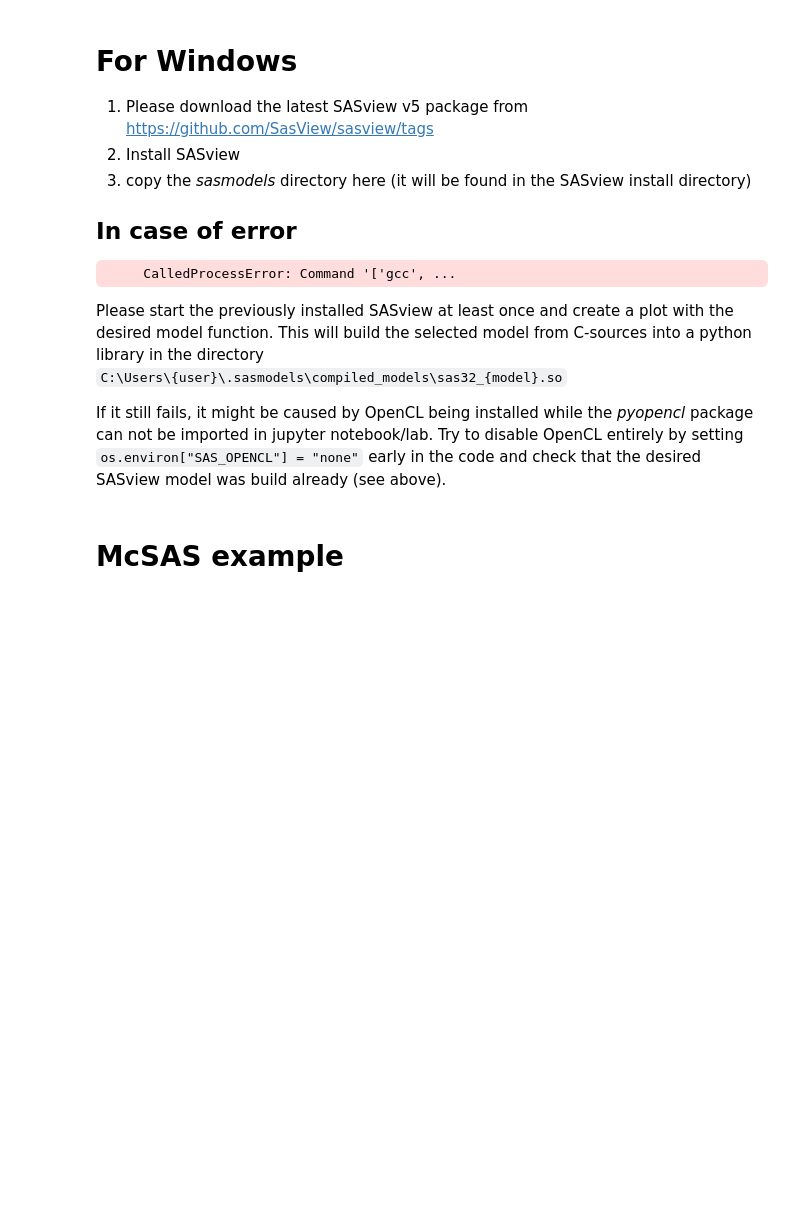
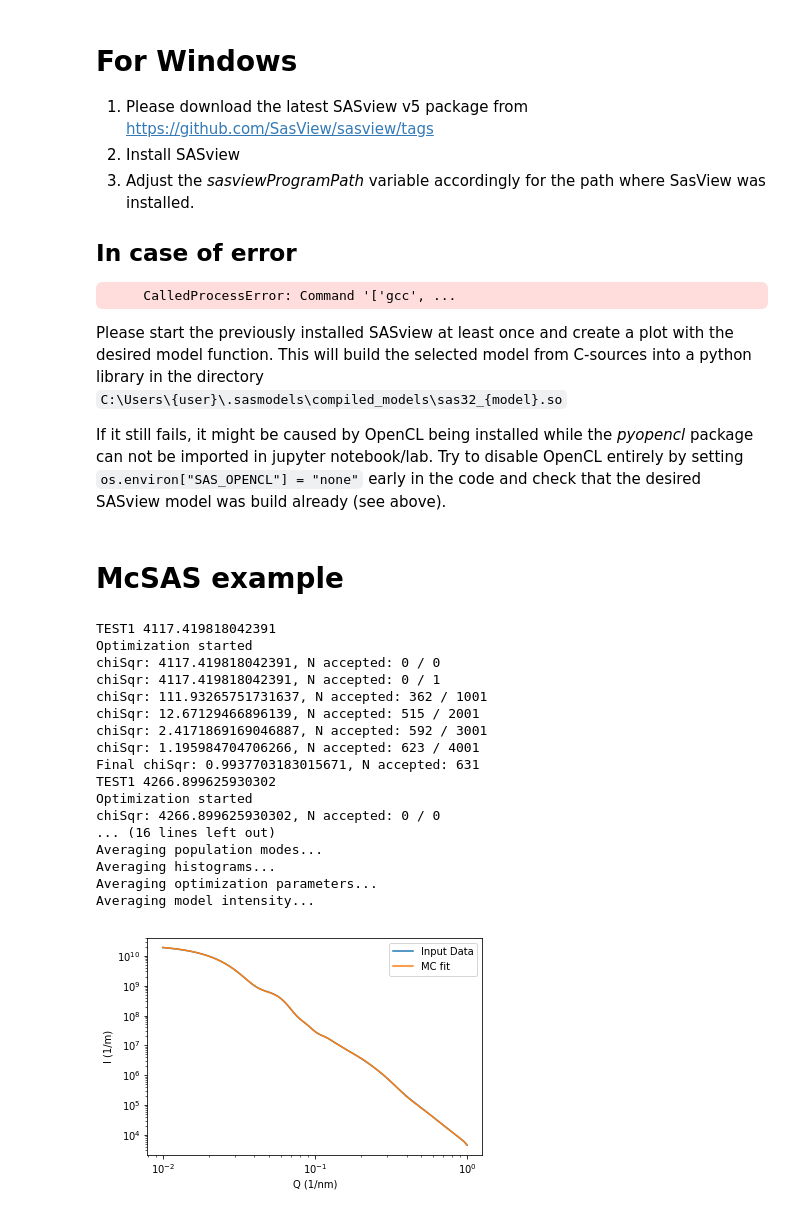
Before and after one commit to BAMresearch/McSAS3, a Jupyter notebook: minimal.ipynb, the cells around one changed output. Saved outputs shown, nothing was run; the diff lists cells and outputs as text; code cells hidden in the pictures; blank space fills up the shorter version.

Commit message:
minimal NB: calc multiple repetitions and plot distrib. histograms

```diff
--- a/minimal.ipynb
+++ b/minimal.ipynb
@@ -3,7 +3,7 @@
 1. Please download the latest SASview v5 package from
    https://github.com/SasView/sasview/tags
 2. Install SASview
-3. copy the *sasmodels* directory here (it will be found in the SASview install directory)
+3. Adjust the *sasviewProgramPath* variable accordingly for the path where SasView was installed.
 
 ## In case of error
 <pre style="background: #fdd">
@@ -33,36 +36,73 @@ from pandas import read_csv
 # %%
 # import data
 qs = read_csv("quickstartdemo1.csv", delimiter = ';',
               header = None, names = ["Q", "I", "ISigma"])
 # Q needs to be in a list as in [Q] or [Qx,Qy]
 # measured intensity I (same shape as Q) and uncertainties ISigma
 measData = dict(Q = [qs.Q.values], I = qs.I.values,
                 ISigma = qs.ISigma.values)
 
-# initialize optimization settings
-opt = mcopt.McOpt(maxIter = 1e5, convCrit = 1)
 # create a model
-mod = mcmodel.McModel(modelName = "sphere", nContrib = 300,
+mod = mcmodel.McModel(modelName = "sphere", nContrib = 300, modelDType="default",
                       fitParameterLimits = {"radius": (3, 315)},
                       staticParameters = {"background": 0,
                                           "sld" : 1e+6,
                                           "sld_solvent" : 0, })
-mc = mccore.McCore(measData, model = mod, opt = opt)
-mc.optimize()
-mc._model.kernel.release()
-print("Final chiSqr: {}, N accepted: {}"
-      .format(mc._opt.gof, mc._opt.accepted))
+# initialize optimization settings
+opt = mcopt.McOpt(maxIter = 1e5, convCrit = 1)
 
-# storing the results
-mc._opt.repetition = 0
-mc.store(filename = "results.h5")
+for rep in range(3):
+    opt.repetition = rep
+    mod.resetParameterSet()
+    mc = mccore.McCore(measData, model = mod, opt = opt)
+    print("TEST1", opt.gof)
+    mc.optimize()
+    mod.kernel.release()
+    print("Final chiSqr: {}, N accepted: {}"
+          .format(opt.gof, opt.accepted))
+    # storing the results
+    mc.store(filename = "results.h5")
+
+from mcsas3.mcmodelhistogrammer import McModelHistogrammer
+from mcsas3.mcanalysis import McAnalysis
+import pandas as pd
+histRanges = pd.DataFrame(dict(
+    parameter=("radius", "radius"),
+    nBin=(25, 25),
+    binScale=("linear", "linear"),
+    presetRangeMin=(None, 1),
+    presetRangeMax=(None, 150),
+    binWeighting=("vol", "vol"),
+
+    autoRange=(True, False)))
+mcana = McAnalysis("results.h5", measData, histRanges, store=True)
+
 # plotting the intensity match
 plt.plot(measData["Q"][0], measData["I"], label = "Input Data")
 plt.yscale("log")
 plt.xscale("log")
 plt.xlabel("Q (1/nm)")
 plt.ylabel("I (1/m)")
 scale, background = mc._opt.x0[0], mc._opt.x0[1]
 plt.plot(measData["Q"][0], mc._opt.modelI*scale + background,
          label = "MC fit")
 _ = plt.legend(loc = 0)
+# %% [output]
+TEST1 4117.419818042391
+Optimization started
+chiSqr: 4117.419818042391, N accepted: 0 / 0
+chiSqr: 4117.419818042391, N accepted: 0 / 1
+chiSqr: 111.93265751731637, N accepted: 362 / 1001
+chiSqr: 12.67129466896139, N accepted: 515 / 2001
+chiSqr: 2.4171869169046887, N accepted: 592 / 3001
+chiSqr: 1.195984704706266, N accepted: 623 / 4001
+Final chiSqr: 0.9937703183015671, N accepted: 631
+TEST1 4266.899625930302
+Optimization started
+chiSqr: 4266.899625930302, N accepted: 0 / 0
+... (16 lines left out)
+Averaging population modes...
+Averaging histograms...
+Averaging optimization parameters...
+Averaging model intensity...
+[figure, added]
```
Also changed, not shown: parts of 2 cells of this notebook.
